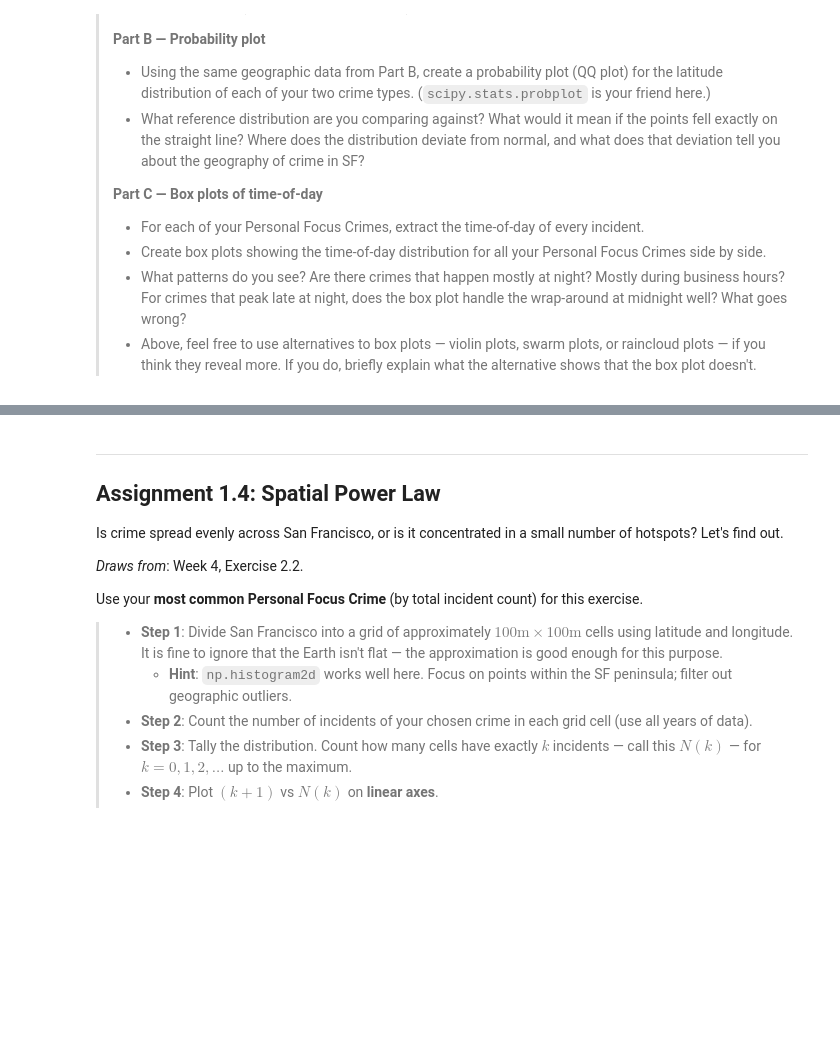
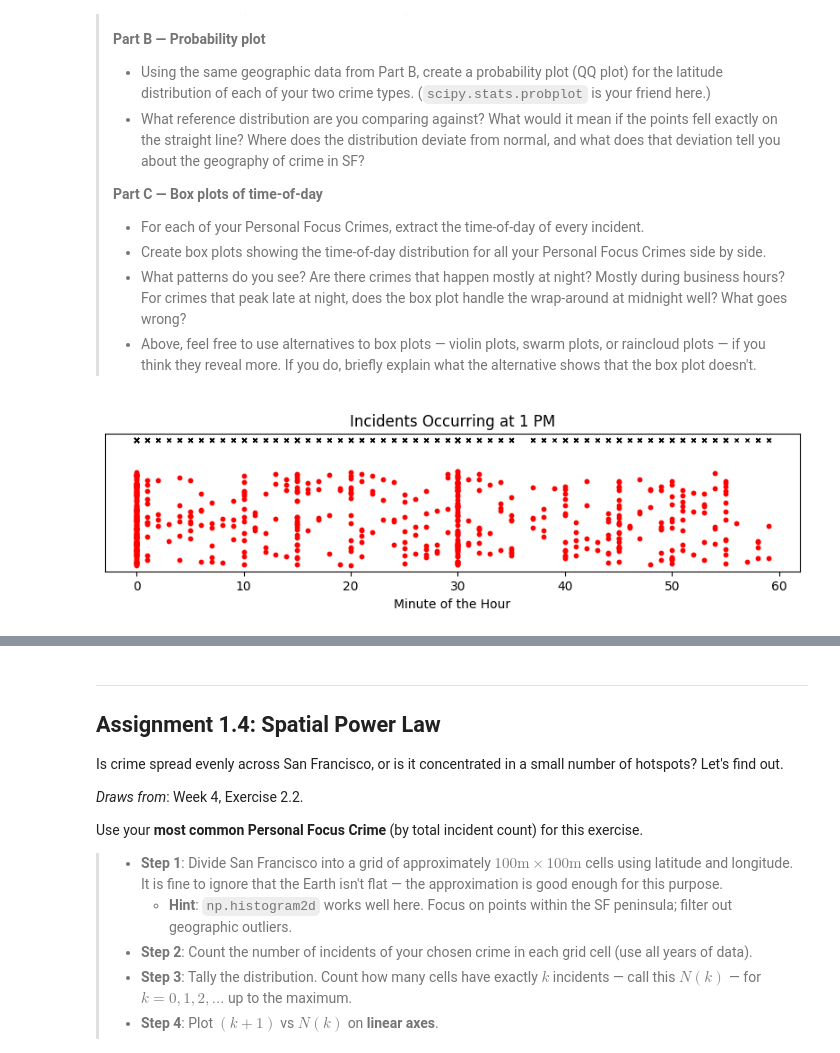
Before and after one commit to wkandersen/02806-socialdataanalysis, a Jupyter notebook: project1/Assignment1.ipynb, the cells around one changed output, grey strips where cells are left out. Cells and saved outputs as stored; diff of their text form; code cells hidden in the pictures; blank space fills up the shorter version.

```diff
--- a/project1/Assignment1.ipynb
+++ b/project1/Assignment1.ipynb
@@ -35,7 +35,7 @@ Let's start by getting the big picture of how crime has changed over the full 20
 > * Identify and comment on at least two notable features in the plot — for example, long-term trends, sudden drops or spikes, or the impact of COVID-19 in 2020. For each feature, offer a possible explanation.
 # %%
 import pandas as pd
-df = pd.read_csv('./merged_sfpd.csv')
+df = pd.read_csv('~/OneDrive/Desktop/sdav/exercises/data/merged_sfpd.csv')
 # %%
 personal_focus = [
     'larceny/theft',
@@ -151,3 +151,21 @@ This exercise asks you to recreate several classic plot types from DAOST Chapter
 > * Create box plots showing the time-of-day distribution for all your Personal Focus Crimes side by side.
 > * What patterns do you see? Are there crimes that happen mostly at night? Mostly during business hours? For crimes that peak late at night, does the box plot handle the wrap-around at midnight well? What goes wrong?
 > * Above, feel free to use alternatives to box plots — violin plots, swarm plots, or raincloud plots — if you think they reveal more. If you do, briefly explain what the alternative shows that the box plot doesn't.
+# %%
+import matplotlib.pyplot as plt
+import numpy as np
+
+df_pf['incident_time'] = pd.to_datetime(df_pf['incident_time'], format='%H:%M:%S')
+df_pf['hour'] = df_pf['incident_time'].dt.hour
+df_pf['minute'] = df_pf['incident_time'].dt.minute
+hour13 = df_pf[(df_pf['incident_date'] > '2025-06-01') & (df_pf['incident_date'] < '2025-12-31') & (df_pf['hour'] == 13) & (df_pf['incident_category'] == 'larceny/theft')]
+
+plt.figure(figsize=(10, 2))
+plt.scatter(hour13['minute'], [0.2]*len(hour13), 10, marker='x', color='black', linewidths=1)
+plt.scatter(hour13['minute'], np.random.uniform(0, 0.15, len(hour13)), 10, marker='o', color='red', linewidths=1)
+plt.yticks([])
+plt.xlabel('Minute of the Hour')
+plt.title('Incidents Occurring at 1 PM')
+plt.show()
+# %% [output]
+[figure, added]
```
Also changed, not shown: parts of 10 cells of this notebook, 1 other file.
